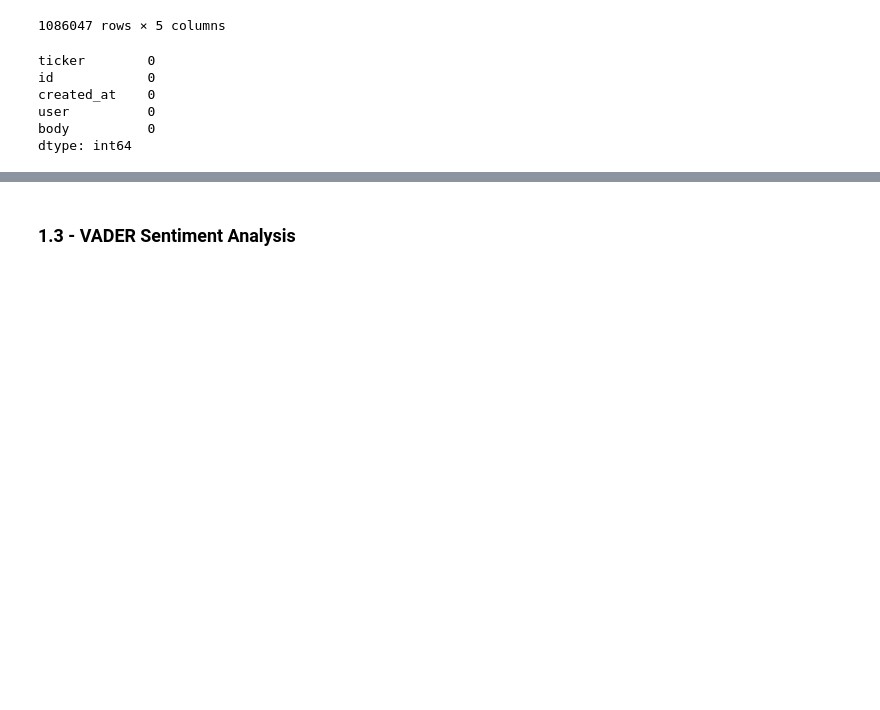
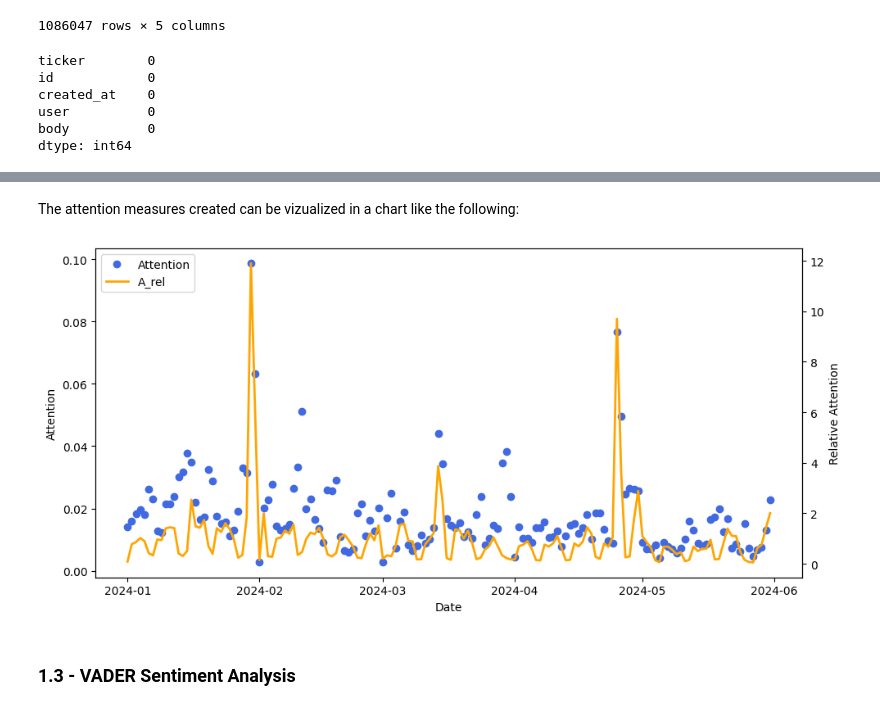
Before and after one commit to Berga20/Code_MSc_Thesis, a Jupyter notebook: Analysis.ipynb, the cells around one changed output, grey strips where cells are left out. Cells and saved outputs as stored; diff of their text form; code cells hidden in the pictures; blank space fills up the shorter version.

```diff
--- a/Analysis.ipynb
+++ b/Analysis.ipynb
@@ -65,0 +100,19 @@ test
+# %%
+message_volume = comments_data.groupby(['ticker', 'date']).size().reset_index(name='M_vol')
+attention_measures = attention_measures.merge(message_volume, on=['ticker', 'date'], how='left')
+attention_measures['M_vol'] = attention_measures['M_vol_y'].fillna(0).astype(int)
+attention_measures.drop(columns=['M_vol_x', 'M_vol_y'], inplace=True)
+# %%
+tot_messages = comments_data.groupby('date').size().reset_index(name='M_tot/d')
+attention_measures = attention_measures.merge(tot_messages, on='date')
+
+attention_measures['A_Cookson'] = np.where(
+    attention_measures['M_vol'] == 0,
+    np.nan,
+    attention_measures['M_vol'] / attention_measures['M_tot/d']
+)
+# %%
+message_volume = attention_measures[['M_vol', 'ticker']]
+average_daily_message_volume = message_volume.groupby('ticker')['M_vol'].mean().reset_index(name='Avg_M_firm/d')
+attention_measures = attention_measures.merge(average_daily_message_volume, on='ticker')
+attention_measures['A_rel'] = attention_measures['M_vol'] / attention_measures['Avg_M_firm/d']
@@ -65,0 +121,3 @@ test
+# %%
+attention_measures['A_Cookson'] = attention_measures['A_Cookson'].fillna(0)
+attention_measures
@@ -66,3 +138,27 @@ test
+# %% [markdown]
+The attention measures created can be vizualized in a chart like the following:
+# %%
+ticker = 'MSFT'
+
+ticker_data = attention_measures[attention_measures['ticker'] == ticker]
+ticker_data.set_index('date', inplace=True)
+fig, ax1 = plt.subplots(figsize=(10, 5))
+
+line1, = ax1.plot(ticker_data.index, ticker_data['A_Cookson'], 'bo', label='Attention', color='royalblue')
+ax1.set_xlabel('Date')
+ax1.set_ylabel('Attention')
+ax1.tick_params(axis='y', colors='black')
+
+ax2 = ax1.twinx()
+line2, = ax2.plot(ticker_data.index, ticker_data['A_rel'], label='Relative Attention', color='orange', linestyle='-', linewidth=2)
+ax2.set_ylabel('Relative Attention')
+ax2.tick_params(axis='y', colors='black')
+
+fig.legend([line1, line2], ['Attention', 'A_rel'], loc="upper left", bbox_to_anchor=(0,1), bbox_transform=ax1.transAxes)
+fig.tight_layout(rect=[0, 0, 1, 0.95])
+plt.show()
+# %% [output]
+[figure, added]
 # %% [markdown]
 ### 1.3 - VADER Sentiment Analysis
 # %%
```
Also changed, not shown: parts of 67 cells of this notebook, 4 other files.
